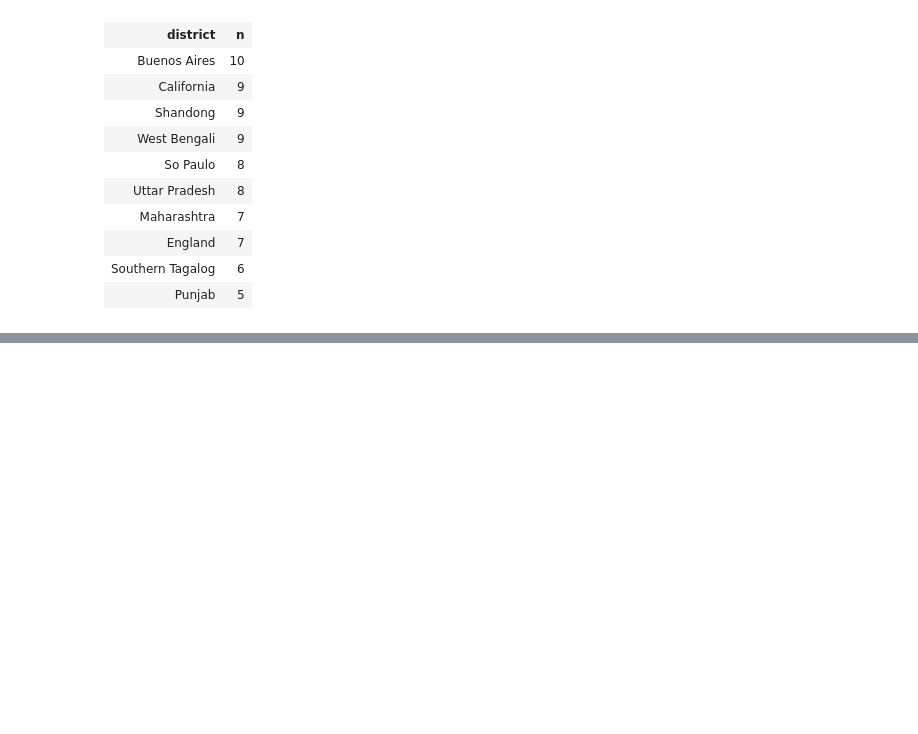
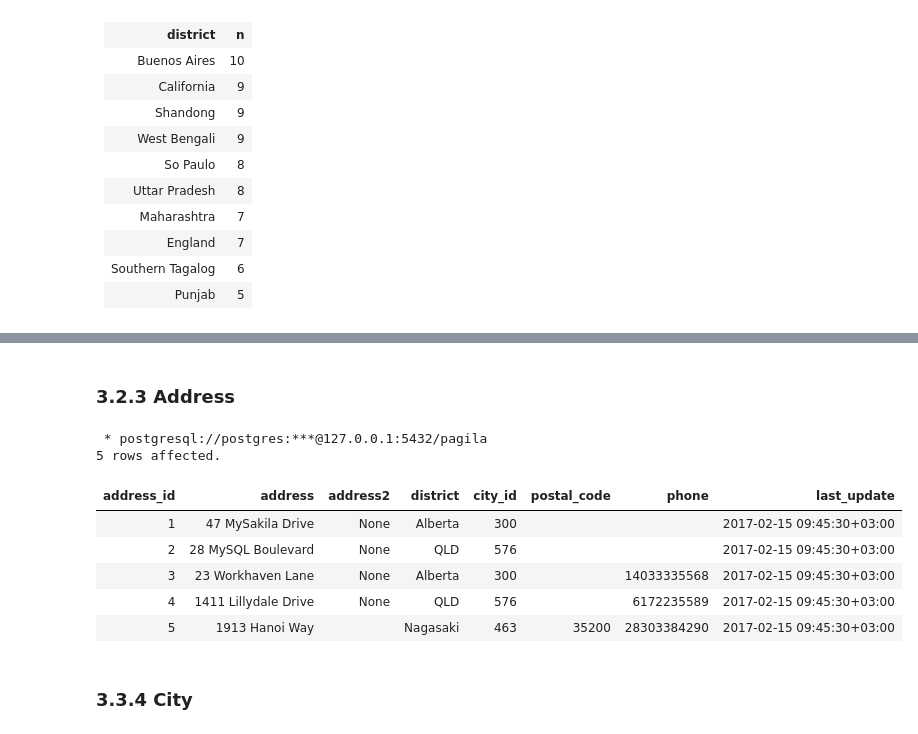
Before and after one commit to natbernard/Cloud-Data-Warehouses, a Jupyter notebook: L1 E1 - Step 1 & 2.ipynb, the cells around one changed output, grey strips where cells are left out. Drawn from its saved outputs; the diff is of its cells as text; code cells hidden in the pictures; blank space fills up the shorter version.

```diff
--- a/L1 E1 - Step 1 & 2.ipynb
+++ b/L1 E1 - Step 1 & 2.ipynb
@@ -182,0 +333,18 @@ limit (10)
+# %% [markdown]
+### 3.2.3 Address
+# %%
+%%sql
+SELECT *
+FROM address
+LIMIT 5;
+# %% [output]
+ * postgresql://postgres:***@127.0.0.1:5432/pagila
+5 rows affected.
+| address_id | address | address2 | district | city_id | postal_code | phone | last_update |
+| 1 | 47 MySakila Drive | None | Alberta | 300 |  |  | 2017-02-15 09:45:30+03:00 |
+| 2 | 28 MySQL Boulevard | None | QLD | 576 |  |  | 2017-02-15 09:45:30+03:00 |
+| 3 | 23 Workhaven Lane | None | Alberta | 300 |  | 14033335568 | 2017-02-15 09:45:30+03:00 |
+| 4 | 1411 Lillydale Drive | None | QLD | 576 |  | 6172235589 | 2017-02-15 09:45:30+03:00 |
+| 5 | 1913 Hanoi Way |  | Nagasaki | 463 | 35200 | 28303384290 | 2017-02-15 09:45:30+03:00 |
+# %% [markdown]
+### 3.3.4 City
```
Also changed, not shown: parts of 36 cells of this notebook, 2 other files.
